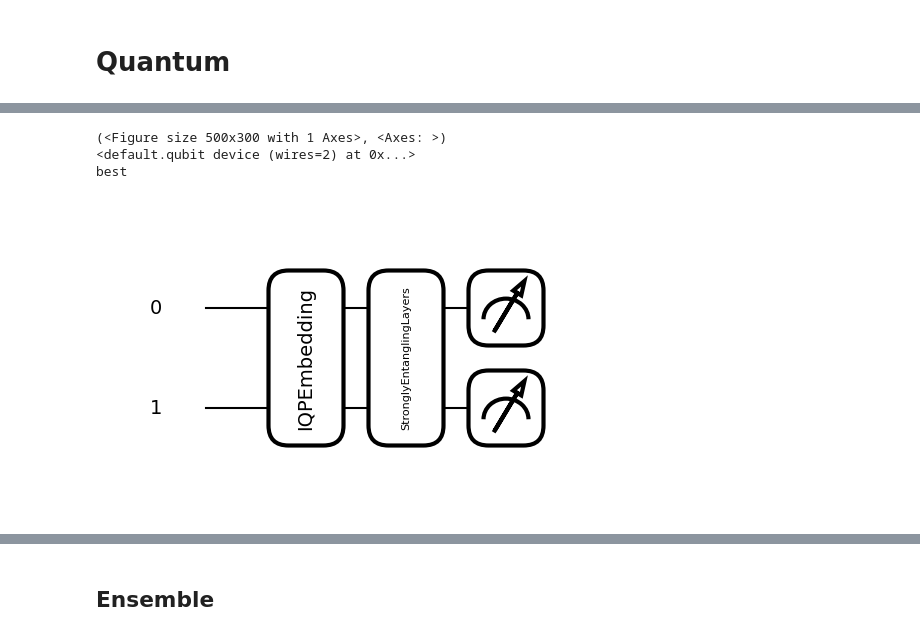
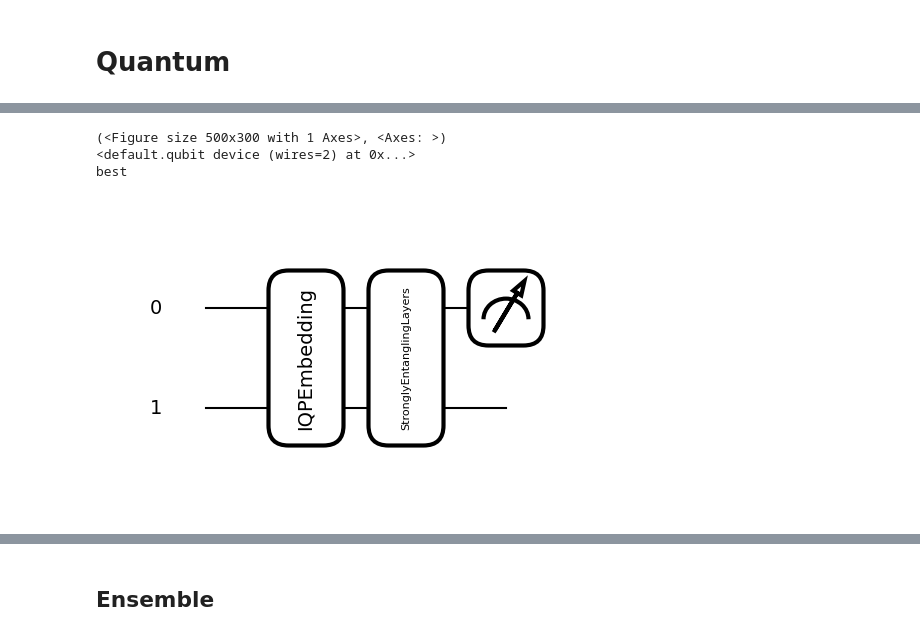
Before and after one commit to EdwardM222/QML-RP, a Jupyter notebook: thesis.ipynb, the cells around one changed output, grey strips where cells are left out. Cells and saved outputs as stored; diff of their text form; code cells hidden in the pictures.

```diff
--- a/thesis.ipynb
+++ b/thesis.ipynb
@@ -249,23 +249,23 @@ scaler = MinMaxScaler(feature_range=(0, np.pi))
 # %%
 @qml.qnode(dev, interface='torch', diff_method='best')
 def circuit(inputs: torch.Tensor, weights: torch.Tensor) -> qml.measurements.ProbabilityMP:
     IQPEmbedding(inputs, wires=range(n_qubits), n_repeats=2)
     StronglyEntanglingLayers(weights, wires=range(n_qubits))
 
-    return qml.probs(wires=[0, 1])
+    return qml.probs(wires=[0])
 
 weight_shapes = {
     "weights": (n_layers, n_qubits, 3)
 }
 
 print(qml.draw_mpl(circuit)(np.zeros(n_qubits), np.zeros(weight_shapes["weights"])))
 print(circuit.device)
 print(circuit.diff_method)
 # %% [output]
 (<Figure size 500x300 with 1 Axes>, <Axes: >)
 <default.qubit device (wires=2) at 0x...>
 best
-[figure, old version]
+[figure, new version]
 # %%
 qlayer = qml.qnn.TorchLayer(circuit, weight_shapes=weight_shapes)
 # %%
```
Also changed, not shown: parts of 3 cells of this notebook.
